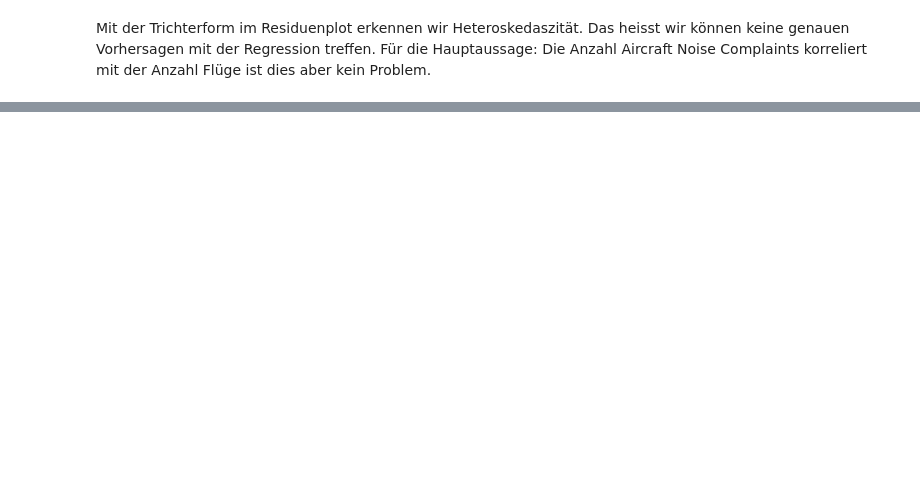
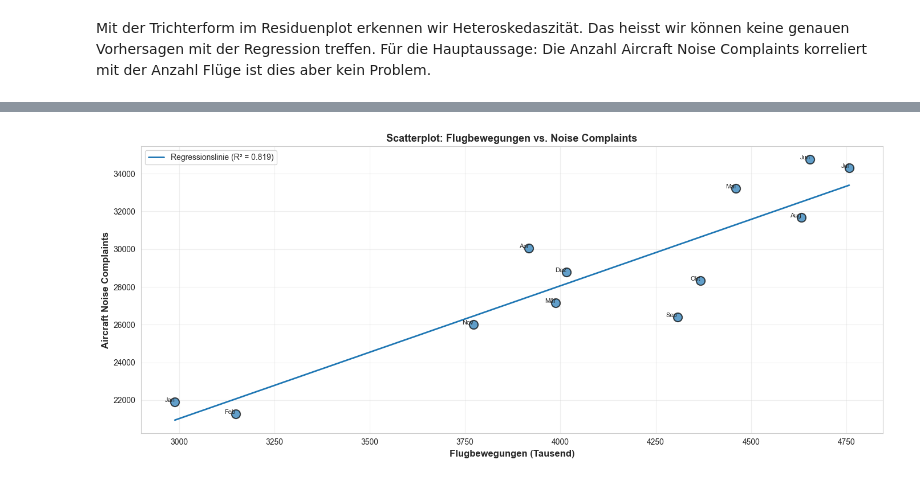
Before and after one commit to Ameowsle/Statistic-Macher, a Jupyter notebook: Created_Date_Hypothesentests.ipynb, the cells around one changed output, grey strips where cells are left out. Drawn from its saved outputs; the diff is of its cells as text; code cells hidden in the pictures; blank space fills up the shorter version.

```diff
--- a/Created_Date_Hypothesentests.ipynb
+++ b/Created_Date_Hypothesentests.ipynb
@@ -834,0 +916,44 @@ plt.show()
+# %%
+plt.scatter(
+    df_combined['Flights'] / 1000,
+    df_combined['Complaints'],
+    s=120, alpha=0.7,
+    edgecolors='black', linewidth=1.5
+)
+
+# Regressionslinie
+x_vals = np.linspace(
+    df_combined['Flights'].min(),
+    df_combined['Flights'].max(),
+    200
+)
+y_vals = intercept + slope * x_vals
+
+plt.plot(
+    x_vals / 1000,
+    y_vals,
+    linewidth=2,
+    label=f"Regressionslinie (R² = {r_value**2:.3f})"
+)
+
+# Monatsnamen einzeichnen
+for i, month in enumerate(month_names_full):
+    plt.annotate(
+        month,
+        (df_combined['Flights'].iloc[i] / 1000,
+         df_combined['Complaints'].iloc[i]),
+        fontsize=8,
+        ha='right'
+    )
+
+# Achsentitel & Formatierung
+plt.xlabel("Flugbewegungen (Tausend)", fontsize=12, fontweight='bold')
+plt.ylabel("Aircraft Noise Complaints", fontsize=12, fontweight='bold')
+plt.title("Scatterplot: Flugbewegungen vs. Noise Complaints", fontsize=13, fontweight='bold')
+plt.grid(alpha=0.3)
+plt.legend()
+
+plt.tight_layout()
+plt.show()
+# %% [output]
+[figure, added]
```
Also changed, not shown: parts of 13 cells of this notebook, 2 other files.
